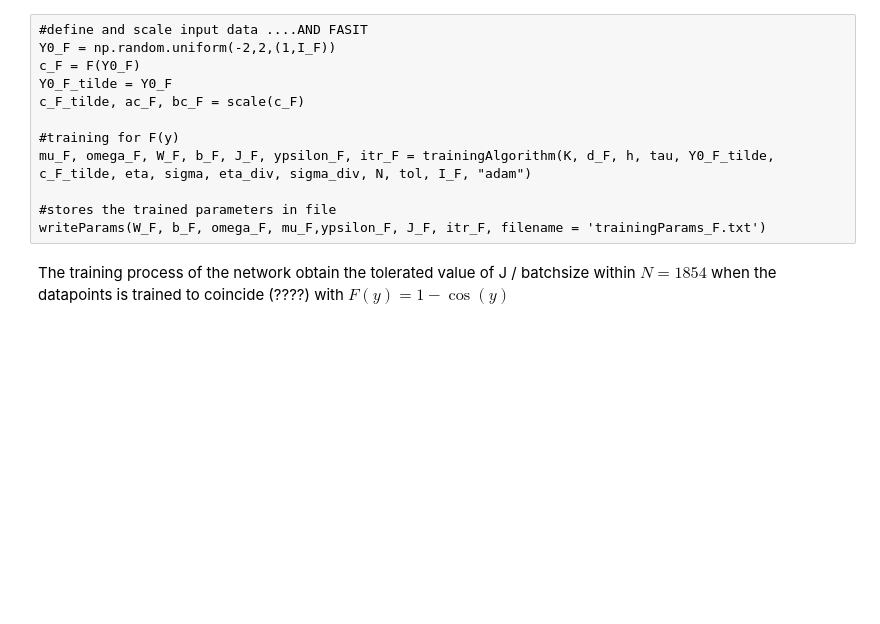
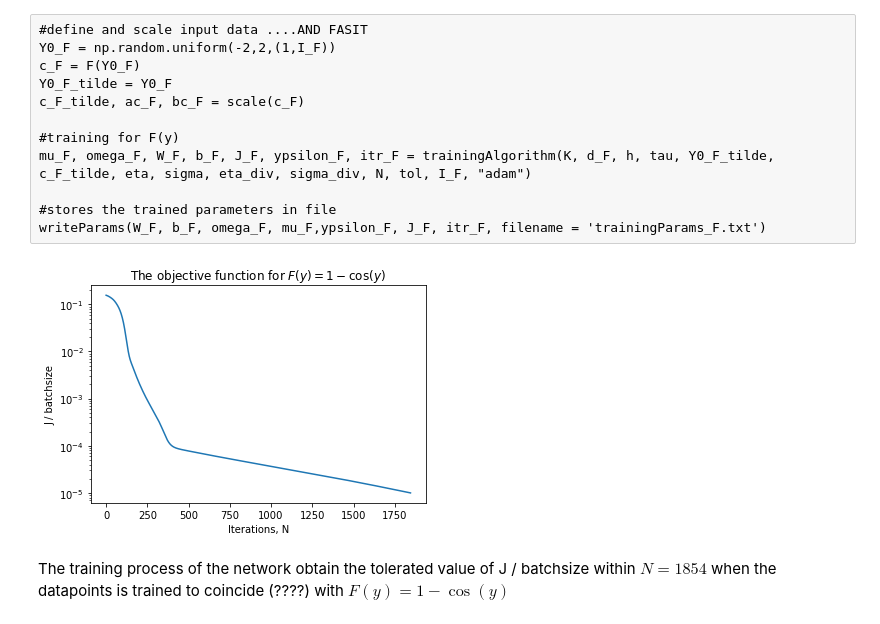
Before and after one commit to vivekapriyas/Function_Neural_Network, a Jupyter notebook: Project2.ipynb, the cells around one changed output. Cells and saved outputs as stored; diff of their text form; code cells hidden in the pictures; blank space fills up the shorter version.

```diff
--- a/Project2.ipynb
+++ b/Project2.ipynb
@@ -524,7 +539,9 @@ writeParams(W_F, b_F, omega_F, mu_F,ypsilon_F, J_F, itr_F, filename = 'trainingP
 W_F,b_F,omega_F,mu_F,ypsilon_F, J_F, itr_F = readParams(K, d_F, I_F, N, filename='trainingParams_F.txt')
 ac_F,bc_F,ac_G,bc_G = readScale('scaleParamsFandG.txt')
 # %%
-plotObjFnc(J_F, itr_F, I_F, "$F(y) = 1-\cos{y}$")
+plotObjFnc(J_F, itr_F, I_F, "$F(y) = 1-\cos(y)$")
+# %% [output]
+[figure, added]
 # %% [markdown]
 The training process of the network obtain the tolerated value of J / batchsize within $N=1854$ when the datapoints is trained to coincide (????) with $F(y) = 1-\cos(y)$
 # %%
```
Also changed, not shown: parts of 24 cells of this notebook, 2 other files.
